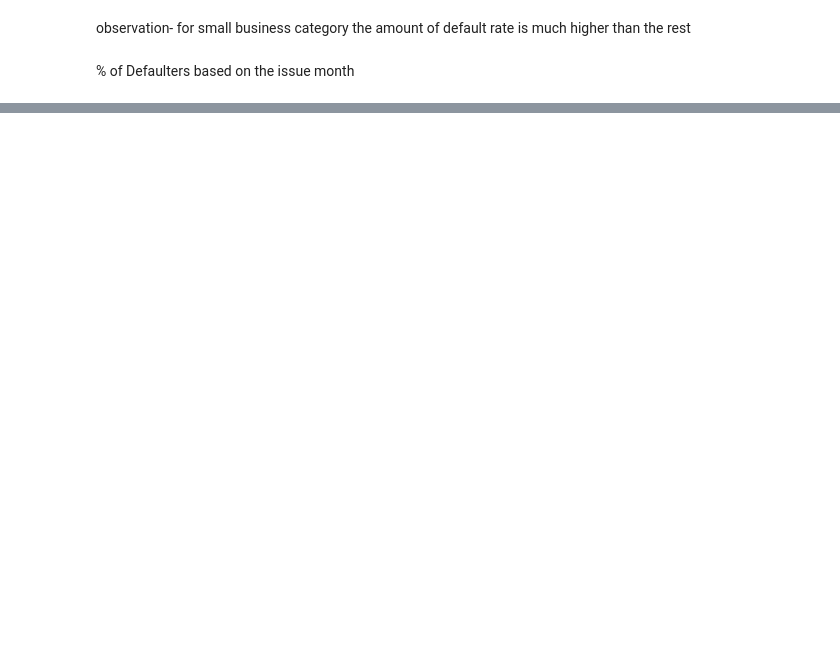
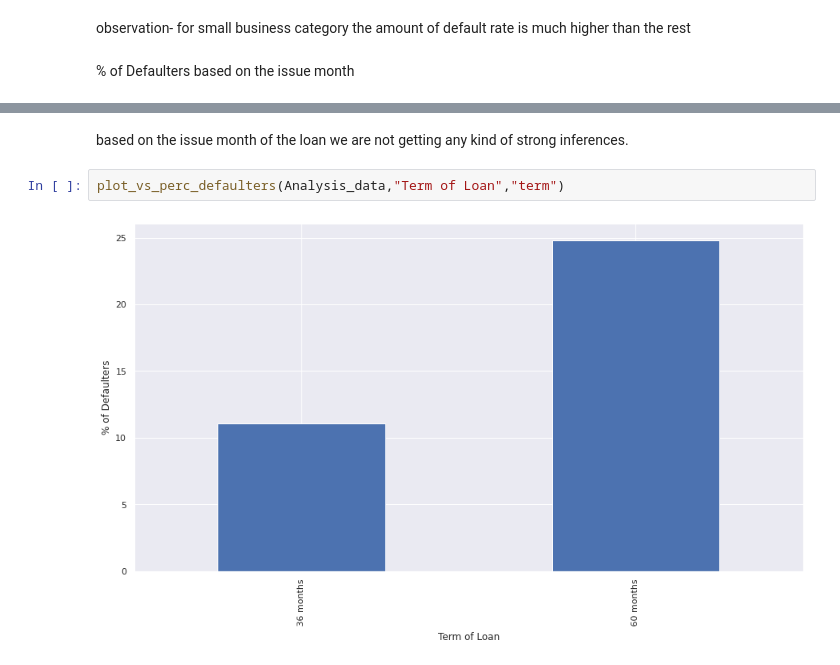
Before and after one commit to subhajitpal7/Lending_Club_Case_Study, a Jupyter notebook: Lending_club_EDA.ipynb, the cells around one changed output, grey strips where cells are left out. Saved outputs shown, nothing was run; the diff lists cells and outputs as text; blank space fills up the shorter version.

```diff
--- a/Lending_club_EDA.ipynb
+++ b/Lending_club_EDA.ipynb
@@ -620,0 +557,6 @@ array(['10+ years', '< 1 year', '3 years', '8 years', '9 years',
+# %% [markdown]
+based on the issue month of the loan we are not getting any kind of strong inferences.
+# %%
+plot_vs_perc_defaulters(Analysis_data,"Term of Loan","term")
+# %% [output]
+[figure, added]
```
Also changed, not shown: parts of 51 cells of this notebook, 1 other file.
